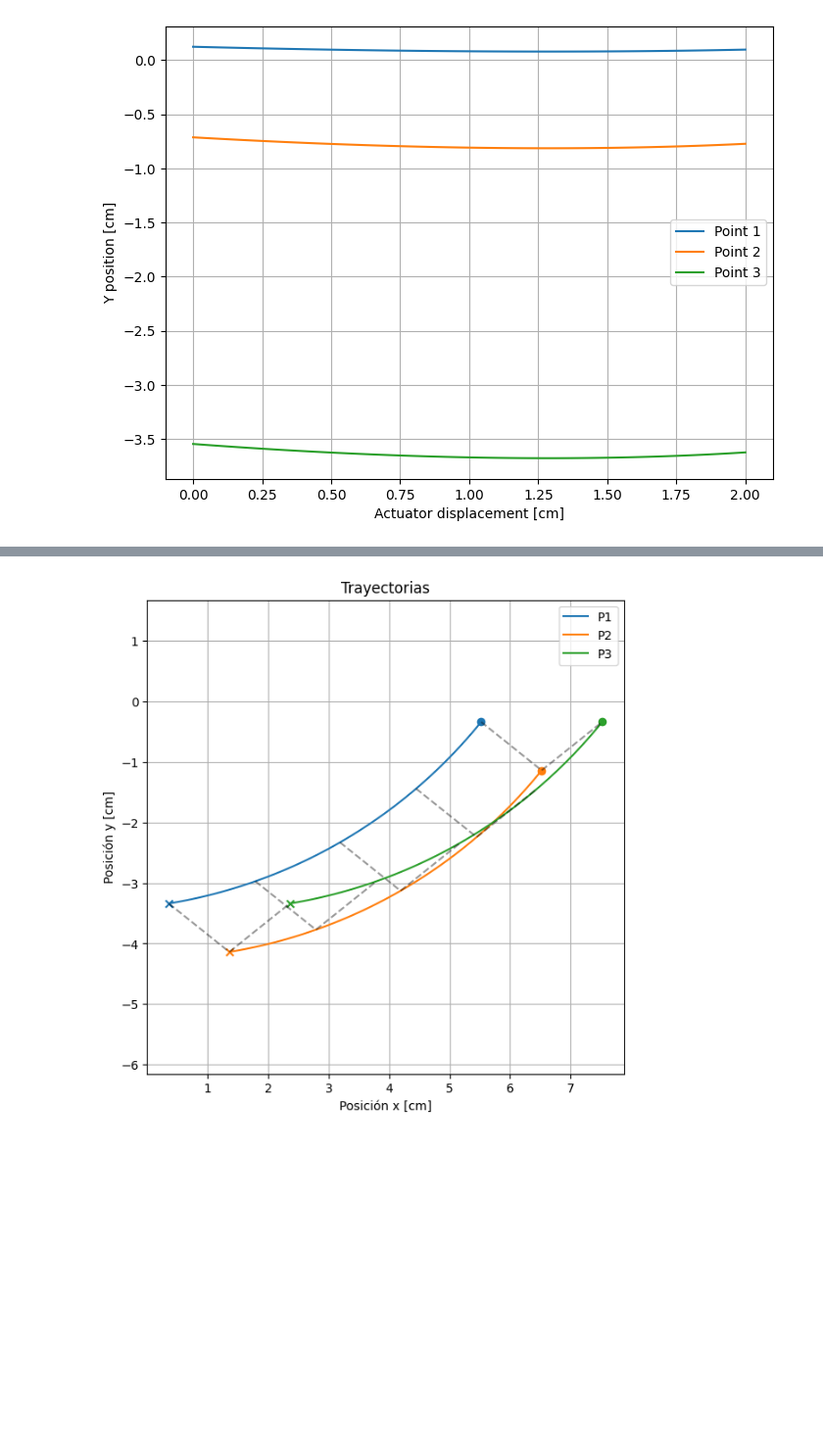
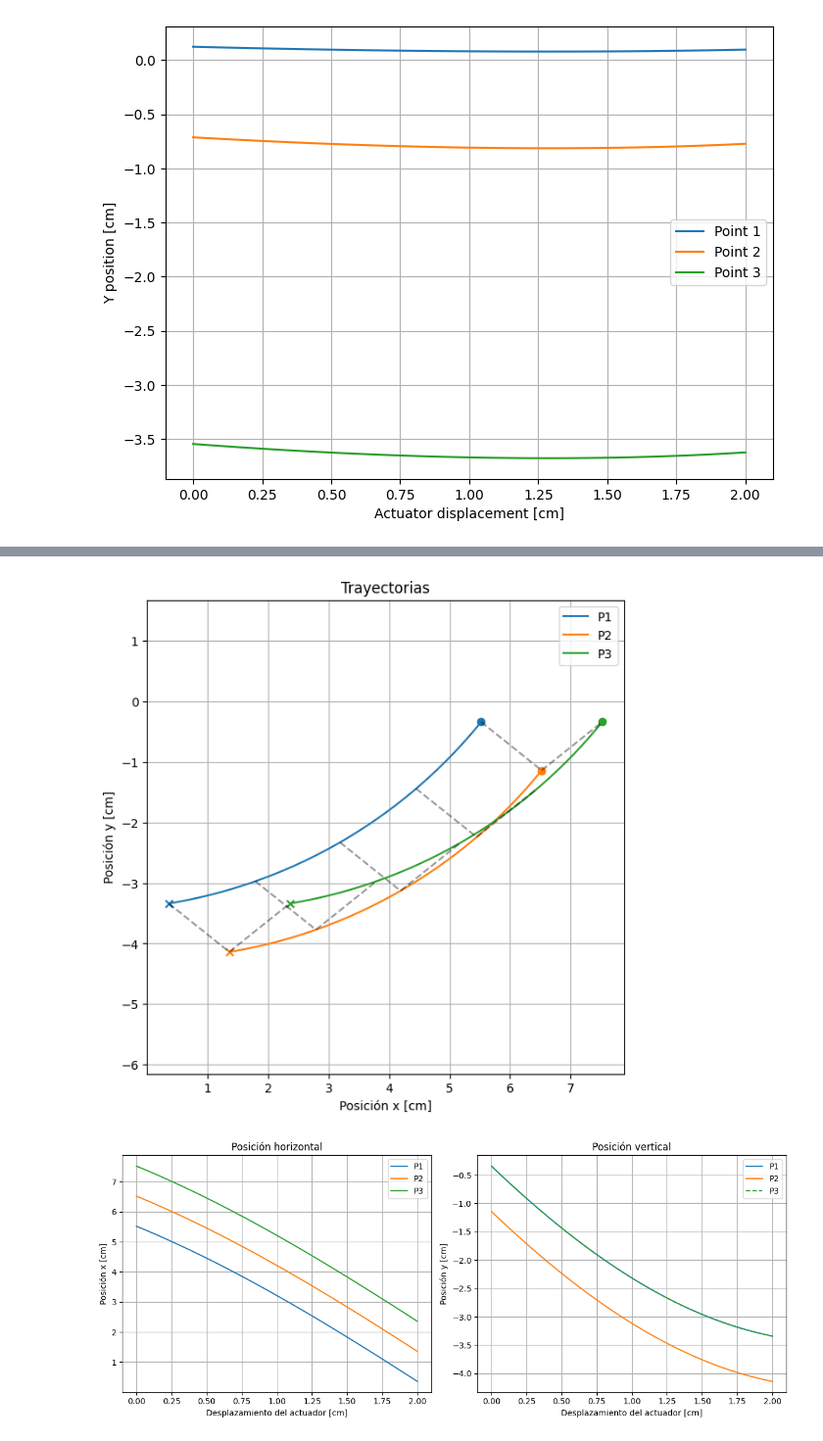
Before and after one commit to JuanPabloSequeraBarrera/Parcial1_dinamica, a Jupyter notebook: parcial1.ipynb, the cells around one changed output, grey strips where cells are left out. Shown at 98% size. Drawn from its saved outputs; the diff is of its cells as text; code cells hidden in the pictures; blank space fills up the shorter version.

```diff
--- a/parcial1.ipynb
+++ b/parcial1.ipynb
@@ -305,30 +418,70 @@ for nombre in ["P1", "P2", "P3"]:
     plt.scatter(
         trayectoria[-1, 0]*100,
         trayectoria[-1, 1]*100,
         color=linea.get_color(),
         marker="x"
     )
 
 plt.xlabel("Posición x [cm]")
 plt.ylabel("Posición y [cm]")
 plt.title("Trayectorias")
 plt.axis("equal")
 plt.grid()
 plt.legend()
 for i in [0, 25, 50, 75, 99]:
 
     posiciones = np.array([
         trayectorias["P1"][i],
         trayectorias["P2"][i],
         trayectorias["P3"][i]
     ])
 
     plt.plot(
         posiciones[:, 0]*100,
         posiciones[:, 1]*100,
         "k--",
         alpha=0.4
     )
 plt.show()
+
+
+
+# Posiciones en función del desplazamiento del actuador
+fig, ax = plt.subplots(1, 2, figsize=(12, 5))
+
+for nombre in ["P1", "P2", "P3"]:
+
+    trayectoria = np.array(trayectorias[nombre])
+
+    # Posición x vs. desplazamiento del actuador
+    ax[0].plot(
+        x_act * 100,
+        trayectoria[:, 0] * 100,
+        label=nombre
+    )
+
+    # Posición y vs. desplazamiento del actuador
+    ax[1].plot(
+        x_act * 100,
+        trayectoria[:, 1] * 100,
+        label=nombre,
+        linestyle="--" if nombre == "P3" else "-"
+    )
+
+ax[0].set_xlabel("Desplazamiento del actuador [cm]")
+ax[0].set_ylabel("Posición x [cm]")
+ax[0].set_title("Posición horizontal")
+
+ax[1].set_xlabel("Desplazamiento del actuador [cm]")
+ax[1].set_ylabel("Posición y [cm]")
+ax[1].set_title("Posición vertical")
+
+for eje in ax:
+    eje.grid()
+    eje.legend()
+
+plt.tight_layout()
+plt.show()
 # %% [output]
 [figure]
+[figure, added]
```
Also changed, not shown: parts of 2 cells of this notebook, 2 other files.
